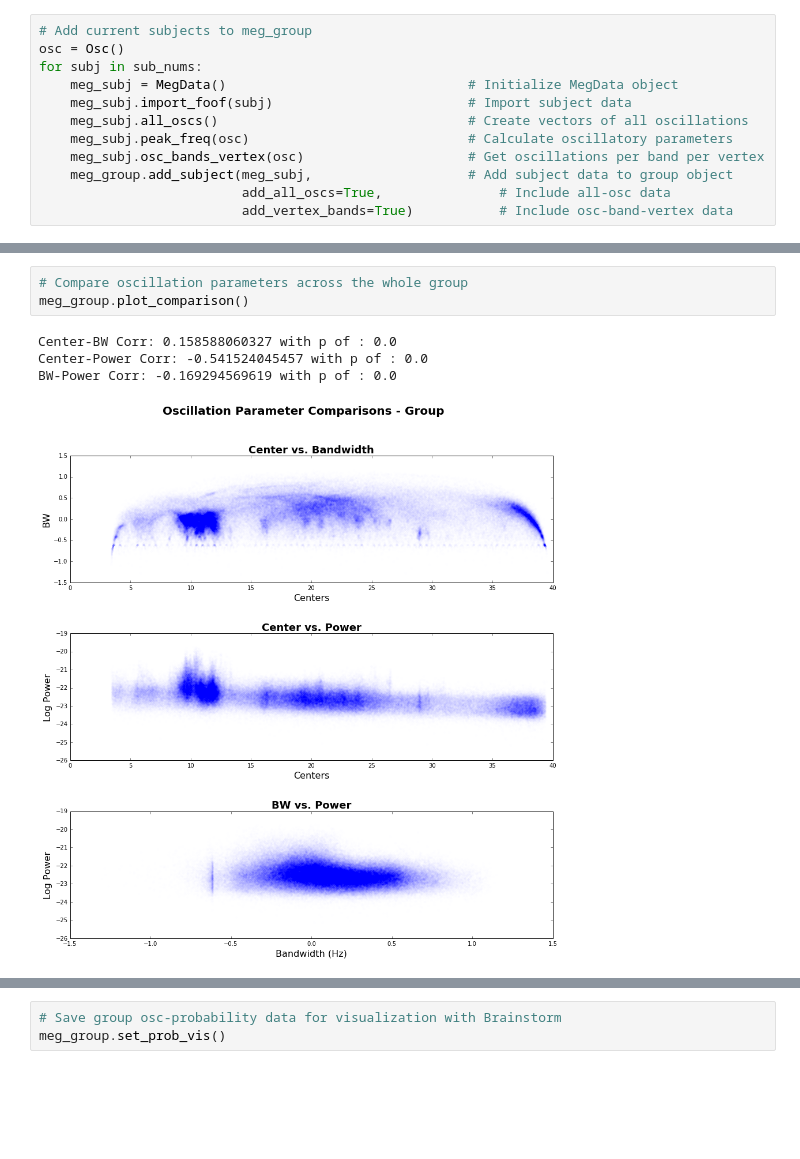
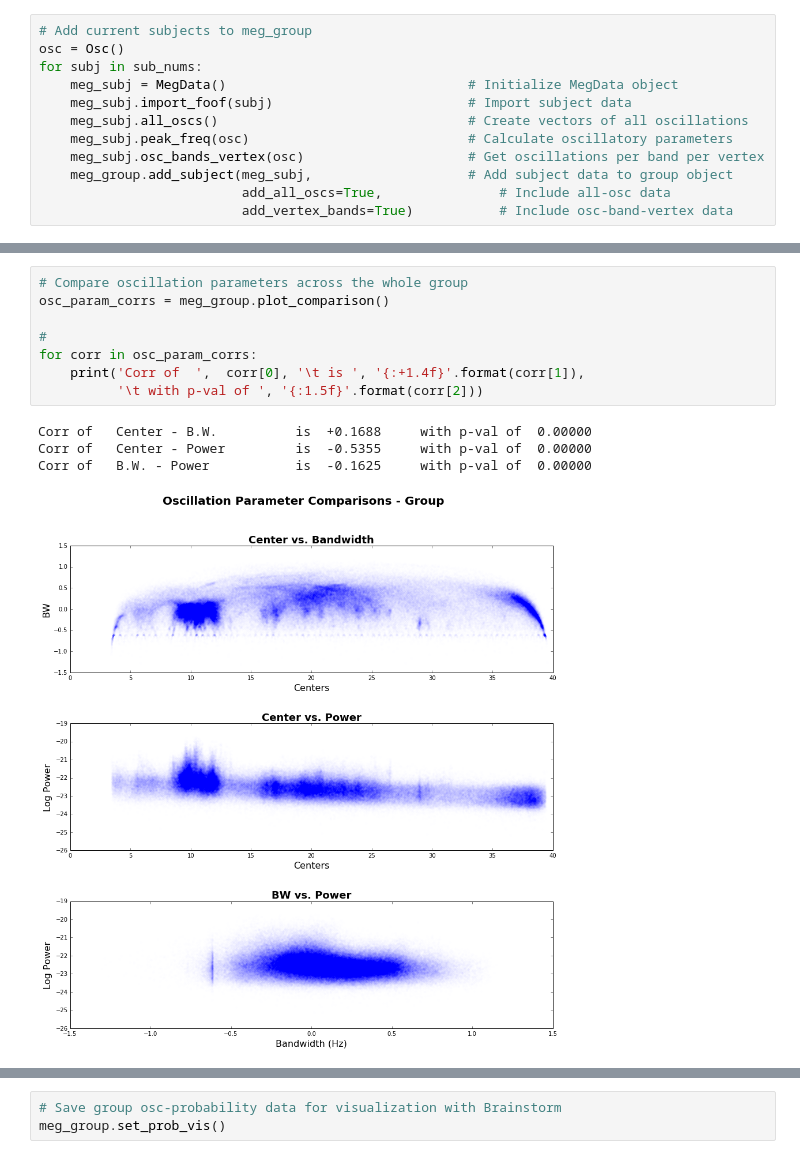
Before and after one commit to voytekresearch/omapping, a Jupyter notebook: FOOF_Analysis/OM-Analysis.ipynb, the cells around one changed output, grey strips where cells are left out. Drawn from its saved outputs; the diff is of its cells as text; blank space fills up the shorter version.

```diff
--- a/FOOF_Analysis/OM-Analysis.ipynb
+++ b/FOOF_Analysis/OM-Analysis.ipynb
@@ -112,11 +118,16 @@ Number of oscillations found across the whole group: 312827
-# %%
-# Compare oscillation parameters across the whole group
-meg_group.plot_comparison()
-# %% [output]
-Center-BW Corr: 0.158588060327 with p of : 0.0
-Center-Power Corr: -0.541524045457 with p of : 0.0
-BW-Power Corr: -0.169294569619 with p of : 0.0
-[figure, removed]
+# %%
+# Compare oscillation parameters across the whole group
+osc_param_corrs = meg_group.plot_comparison()
+
+#
+for corr in osc_param_corrs:
+    print('Corr of  ',  corr[0], '\t is ', '{:+1.4f}'.format(corr[1]),
+          '\t with p-val of ', '{:1.5f}'.format(corr[2]))
+# %% [output]
+Corr of   Center - B.W.          is  +0.1688     with p-val of  0.00000
+Corr of   Center - Power         is  -0.5355     with p-val of  0.00000
+Corr of   B.W. - Power           is  -0.1625     with p-val of  0.00000
+[figure, added]
 # %%
 # Plot slopes across all
 meg_group.plot_slopes()
```
Also changed, not shown: parts of 30 cells of this notebook, 2 other files.
